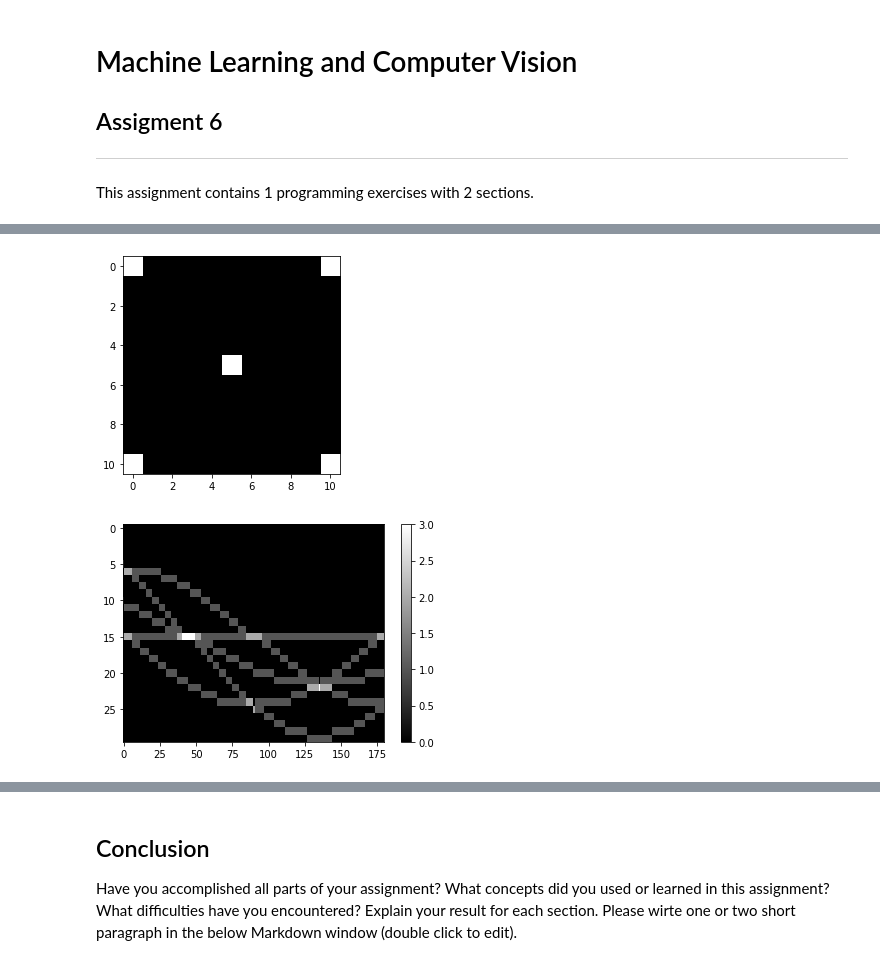
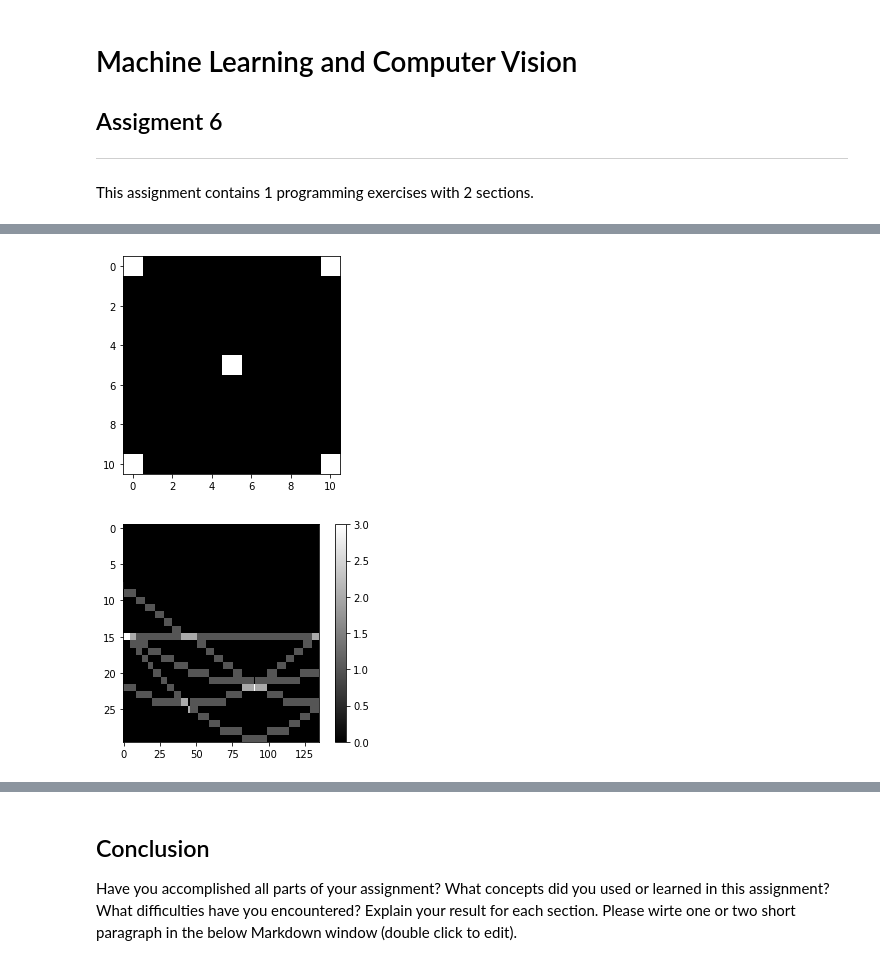
Before and after one commit to wxharry/Computer-vision, a Jupyter notebook: Semantic Segmentation with application in Computer Vision (Xiaohan)/assignment6/assignment6.ipynb, the cells around one changed output, grey strips where cells are left out. Cells and saved outputs as stored; diff of their text form; code cells hidden in the pictures.

```diff
--- a/Semantic Segmentation with application in Computer Vision (Xiaohan)/assignment6/assignment6.ipynb
+++ b/Semantic Segmentation with application in Computer Vision (Xiaohan)/assignment6/assignment6.ipynb
@@ -68,19 +68,79 @@ def Hough_transform(img):
 
 
 def plot_detected_line(img, hough, rhos, thetas, threshold):
-    idx_r, idx_t = np.where(hough >= threshold)
-    H, W = img.shape
-    for r, t in zip(idx_r, idx_t):
-#         print('r =',r, 't =',t)
-        r = rhos[r]
-        t = thetas[t]
-        if np.tan(t) == 0:
-            plt.plot([r]*H, range(W), color='g')
-        else :
-            k = -1/np.tan(t)
-            b = r/np.sin(t)
-            print('k =',k, 'b =',b)
-            plt.plot( range(H), [int(k*x+b) for x in range(H)], color='g')
+#     idx_r, idx_t = np.where(hough >= threshold)
+#     H, W = img.shape
+#     for r, t in zip(idx_r, idx_t):
+# #         print('r =',r, 't =',t)
+#         r = rhos[r]
+#         t = thetas[t]
+#         if np.tan(t) == 0:
+#             plt.plot([r]*H, range(W), color='g')
+#         else :
+#             k = -1/np.tan(t)
+#             b = r/np.sin(t)
+#             print('k =',k, 'b =',b)
+#             plt.plot( range(H), [int(k*x+b) for x in range(H)], color='g')
+    thetas = thetas.ravel()
+    [rho_index, theta_index]=np.where(hough >= threshold)
+#     for i in [rho_index, theta_index]:
+#         print(i)
+    rho_pt = rhos[rho_index]
+    theta_pt = thetas[theta_index]
+#     print(rho_pt)
+#     print(theta_pt)
+    slope = -np.tan(theta_pt)
+
+    x_initial = np.floor(rho_pt*np.cos(theta_pt))
+    y_initial = np.floor(rho_pt*np.sin(theta_pt))
+    for i in range(x_initial.shape[0]):
+        slope_i = slope[i]
+        x_i = x_initial[i]
+        y_i = y_initial[i]
+        x_min=0
+        y_min=0
+        x_max=img.shape[1]-1
+        y_max=img.shape[0]-1
+#         print(x_max, y_max)
+
+        x1 = x_min
+        y1 = round((x_min-x_i)/slope_i+y_i)
+
+        x2 = x_max
+        y2 = round((x_max-x_i)/slope_i+y_i)
+
+        y3 = y_min
+        x3 = round((y_min - y_i)*slope_i+x_i)
+
+        y4 = y_max
+        x4 = round((y_max - y_i)*slope_i+x_i)
+
+        xout=[]
+        yout=[]
+        if(y1 >= y_min) and (y1<= y_max):
+            xout.append(x1)
+            yout.append(y1)
+        if(y2 >= y_min) and (y2<= y_max):
+            xout.append(x2)
+            yout.append(y2)
+        if(x3 >= x_min) and (x3<= x_max):
+            xout.append(x3)
+            yout.append(y3)
+        if(x4 >= x_min) and (x4<= x_max):
+            xout.append(x4)
+            yout.append(y4)
+#         print(xout, yout)
+#         for i in zip(xout, yout):
+#             print(i)
+#         print('\n')
+#         plt.scatter(yout[0], xout[0], edgecolors='r')
+#         plt.scatter(yout[0], xout[0], edgecolors='r')
+#         plt.plot([yout[0],yout[1]],[xout[0],xout[1]])
+
+        plt.scatter(xout[0], yout[0], edgecolors='r')
+        plt.scatter(xout[1], yout[1], edgecolors='r')
+        plt.plot([xout[0],xout[1]],[yout[0],yout[1]])
+
 
 
 # create your 11x11 test image
@@ -88,6 +148,7 @@ def plot_detected_line(img, hough, rhos, thetas, threshold):
 # original image
 im = np.zeros((11, 11))
 # im = np.zeros((101, 101))
+# im = np.zeros((151, 101))
 
 H ,W = im.shape
 loList = [(0,0), (H-1, 0),((H-1)//2, (W-1)//2),(0, W-1),(H-1, W-1)]
@@ -105,10 +166,7 @@ hough, rhos, thetas = Hough_transform(im)
 #Sample call and plot
 plt.imshow(im, cmap='gray')
 plt.figure()
-# plt.xticks(rhos)
-# plt.yticks(thetas)
-# plt.imshow(hough, cmap='gray', aspect=4)
-plt.imshow(hough, cmap='gray', aspect=5)
+plt.imshow(hough[: , 45:], cmap='gray', aspect=5)
 plt.colorbar()
 
 plt.figure()
@@ -138,2 +179,2 @@ k = -1.0000000000000002 b = 10.972346604618842
 [figure]
-[figure, old version]
+[figure, new version]
```
Also changed, not shown: parts of 3 cells of this notebook, 1 other file.
